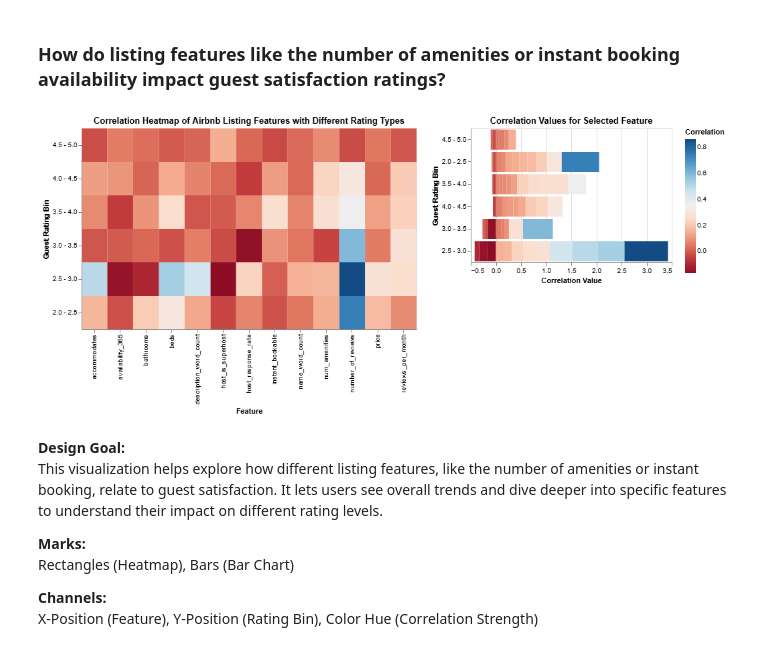
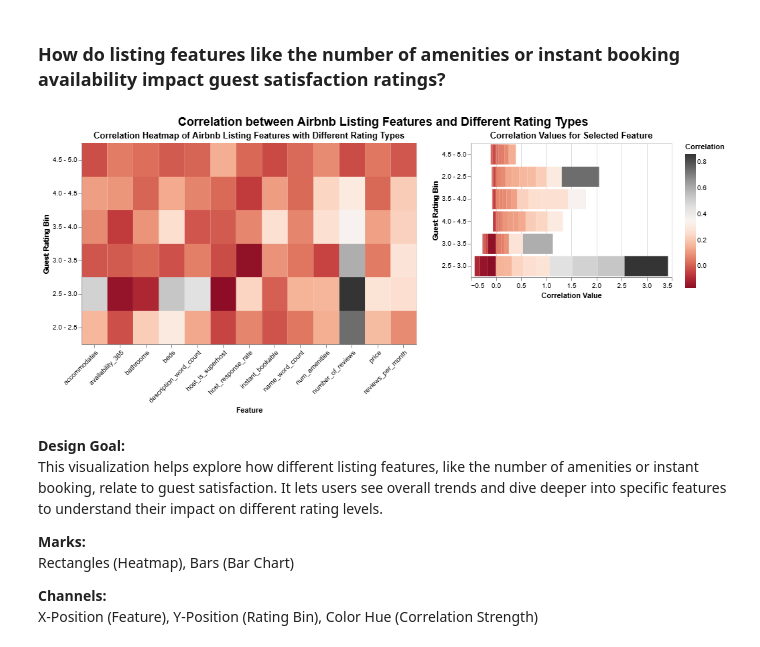
Before and after one commit to erhanjaved/airbnb, a Jupyter notebook: analysis/Carol/analysis2.ipynb, the cells around one changed output. Saved outputs shown, nothing was run; the diff lists cells and outputs as text; code cells hidden in the pictures.

```diff
--- a/analysis/Carol/analysis2.ipynb
+++ b/analysis/Carol/analysis2.ipynb
@@ -451,36 +451,55 @@ dropdown = alt.binding_select(options=rating_columns, name="Rating Type: ")
 selection = alt.selection_point(fields=["rating_type"], bind=dropdown, value="review_scores_rating")
 
 # Click selection for feature details
 feature_selection = alt.selection_point(fields=["feature"])
 
 # Heatmap
 heatmap = alt.Chart(correlation_df).mark_rect().encode(
     alt.Y("rating_bin:N", title="Guest Rating Bin",
             sort=["5.0", "4.5 - 5.0", "4.0 - 4.5", "3.5 - 4.0", "3.0 - 3.5",
                   "2.5 - 3.0", "2.0 - 2.5", "1.5 - 2.0", "1.0 - 1.5", "0.5 - 1.0", "0.0 - 0.5"]),
     alt.X("feature:N", title="Feature"),
     color=alt.Color("correlation:Q", title="Correlation"),
     tooltip=["feature", "rating_bin", "correlation"]
 ).add_params(feature_selection).add_params(selection).transform_filter(selection).properties(
     width=500,
     height=300,
     title="Correlation Heatmap of Airbnb Listing Features with Different Rating Types")
 
+heatmap = alt.Chart(correlation_df).mark_rect().encode(
+    alt.Y("rating_bin:N", title="Guest Rating Bin",
+            sort=["5.0", "4.5 - 5.0", "4.0 - 4.5", "3.5 - 4.0", "3.0 - 3.5",
+                  "2.5 - 3.0", "2.0 - 2.5", "1.5 - 2.0", "1.0 - 1.5", "0.5 - 1.0", "0.0 - 0.5"]),
+    alt.X("feature:N", title="Feature",
+          axis=alt.Axis(labelAngle=-45)),
+    color=alt.Color("correlation:Q", title="Correlation", scale=alt.Scale(scheme="redgrey")),
+    tooltip=["feature", "rating_bin", "correlation"]
+).add_params(feature_selection).add_params(selection).transform_filter(selection).properties(
+    width=500,
+    height=300,
+    title="Correlation Heatmap of Airbnb Listing Features with Different Rating Types"
+)
+
 # Linked Bar Chart
 detail_chart = alt.Chart(correlation_df).mark_bar().encode(
     y=alt.Y("rating_bin:N", title="Guest Rating Bin", sort="-x"),
     x=alt.X("correlation:Q", title="Correlation Value"),
-    color=alt.Color("correlation:Q", scale=alt.Scale(scheme="redblue")),
+    color=alt.Color("correlation:Q", scale=alt.Scale(scheme="redgrey")),
     tooltip=["feature", "rating_bin", "correlation"]
 ).transform_filter(feature_selection).transform_filter(selection).properties(
     width=300,
     height=200,
     title="Correlation Values for Selected Feature")
 
-final_chart1 = alt.hconcat(heatmap, detail_chart)
+final_chart1 = alt.hconcat(heatmap, detail_chart).properties(
+    title={"text": "Correlation between Airbnb Listing Features and Different Rating Types",
+        "fontSize": 18,
+        "fontWeight": "bold",
+        "anchor": "middle"})
+
 final_chart1
 # %% [output]
-[figure, old version]
+[figure, new version]
 # %% [markdown]
 **Design Goal:**
 This visualization helps explore how different listing features, like the number of amenities or instant booking, relate to guest satisfaction. It lets users see overall trends and dive deeper into specific features to understand their impact on different rating levels.
```
Also changed, not shown: parts of 2 cells of this notebook.
